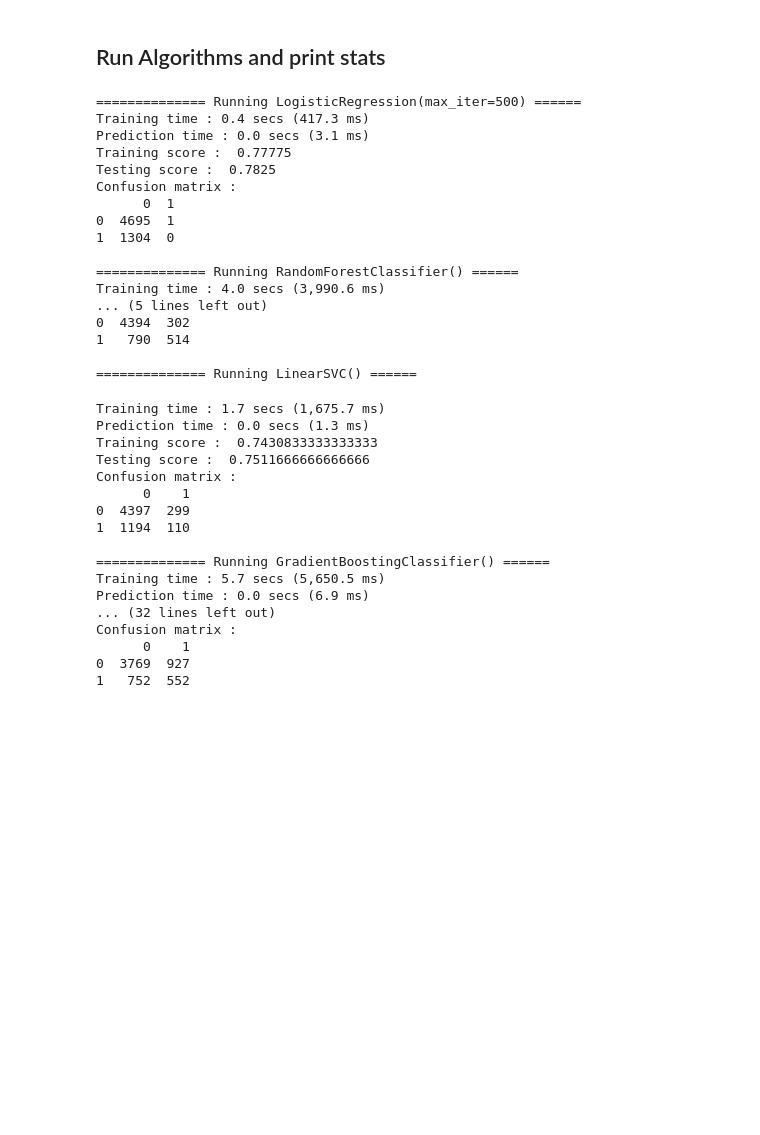
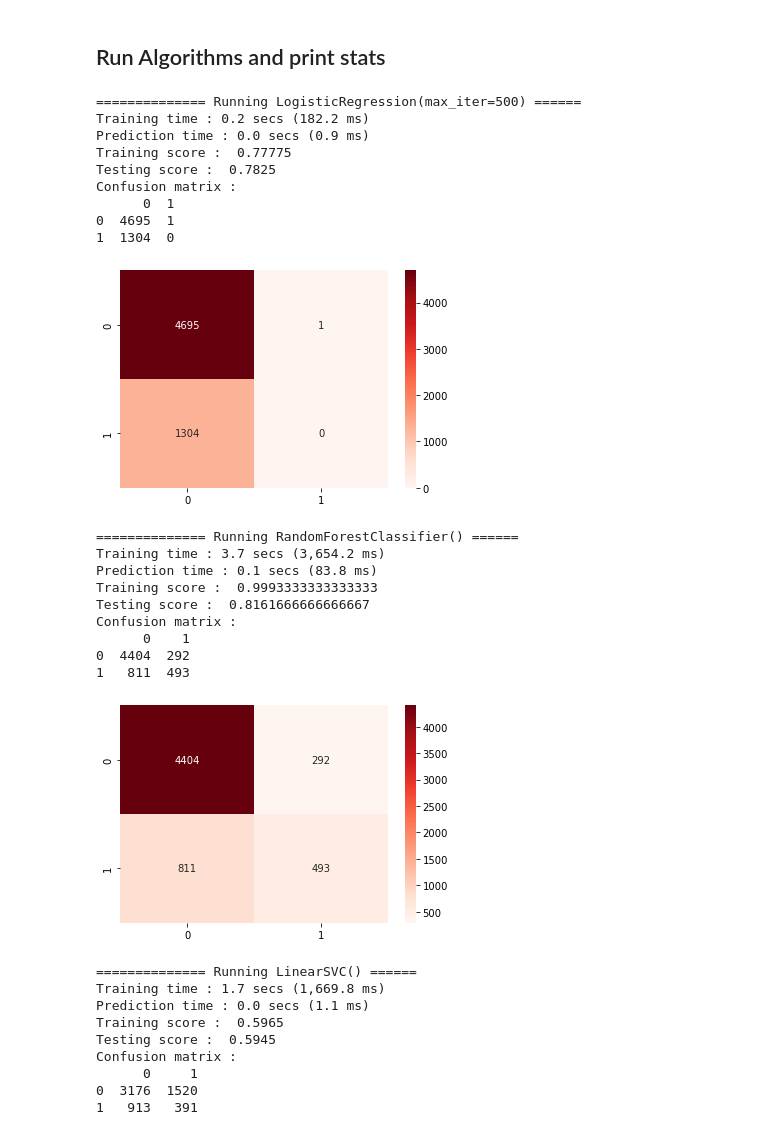
Before and after one commit to elephantscale/machine-learning-workshop, a Jupyter notebook: classifications/classification-2-multiple-algorithms.ipynb, the cells around one changed output. Saved outputs shown, nothing was run; the diff lists cells and outputs as text; code cells hidden in the pictures; blank space fills up the shorter version.

```diff
--- a/classifications/classification-2-multiple-algorithms.ipynb
+++ b/classifications/classification-2-multiple-algorithms.ipynb
@@ -11,7 +11,7 @@ pd.options.display.float_format = '{:,.2f}'.format
 import os
 import urllib.request
 
-data_url = 'https://raw.githubusercontent.com/elephantscale/datasets/master/credit-card-default/default2.csv'
+data_url = 'https://raw.githubusercontent.com/elephantscale/datasets/master/credit-card-default/default.csv'
 data_location = os.path.basename(data_url)
 
 if not os.path.exists (data_location):
@@ -93,59 +92,61 @@ import time
 import numpy as np
 import pandas as pd
 from sklearn.metrics import confusion_matrix
+import matplotlib.pyplot as plt
+import seaborn as sns
 
 cm_labels = np.unique(y)
 
 for algo in algorithms:
     print ()
     print ("============== Running {} ======".format(algo))
     t1 = time.perf_counter()
     model = algo.fit (X_train, np.ravel(y_train))
     t2 = time.perf_counter()
     y_pred = model.predict(X_test)
     t3 = time.perf_counter()
 
     cm_array = confusion_matrix(y_test, y_pred)
     cm_df = pd.DataFrame(cm_array, index=cm_labels, columns=cm_labels)
 
     print ("Training time : {:,.1f} secs ({:,.1f} ms)".format ( (t2-t1), (t2-t1)*1e3))
     print ("Prediction time : {:,.1f} secs ({:,.1f} ms)".format ( (t3-t2), (t3-t2)*1e3))
     print ("Training score : ", model.score(X_train, y_train))
     print ("Testing score : ", model.score(X_test, y_test))
     print ("Confusion matrix : ")
     print (cm_df)
+
+    plt.figure(figsize = (6,4))
+    # colormaps : cmap="YlGnBu" , cmap="Greens", cmap="Blues",  cmap="Reds"
+    sns.heatmap(cm_df, annot=True, cmap="Reds", fmt='d').plot()
+    plt.show()
 # %% [output]
 ============== Running LogisticRegression(max_iter=500) ======
-Training time : 0.4 secs (417.3 ms)
-Prediction time : 0.0 secs (3.1 ms)
+Training time : 0.2 secs (182.2 ms)
+Prediction time : 0.0 secs (0.9 ms)
 Training score :  0.77775
 Testing score :  0.7825
 Confusion matrix :
       0  1
 0  4695  1
 1  1304  0
-
-============== Running RandomForestClassifier() ======
-Training time : 4.0 secs (3,990.6 ms)
-... (5 lines left out)
-0  4394  302
-1   790  514
-
-============== Running LinearSVC() ======
+[figure, added]
-Training time : 1.7 secs (1,675.7 ms)
-Prediction time : 0.0 secs (1.3 ms)
-Training score :  0.7430833333333333
-Testing score :  0.7511666666666666
+============== Running RandomForestClassifier() ======
+Training time : 3.7 secs (3,654.2 ms)
+Prediction time : 0.1 secs (83.8 ms)
+Training score :  0.9993333333333333
+Testing score :  0.8161666666666667
 Confusion matrix :
       0    1
-0  4397  299
-1  1194  110
-
-============== Running GradientBoostingClassifier() ======
-Training time : 5.7 secs (5,650.5 ms)
-Prediction time : 0.0 secs (6.9 ms)
-... (32 lines left out)
-Confusion matrix :
-      0    1
-0  3769  927
-1   752  552
+0  4404  292
+1   811  493
+[figure, added]
+============== Running LinearSVC() ======
+Training time : 1.7 secs (1,669.8 ms)
+Prediction time : 0.0 secs (1.1 ms)
+Training score :  0.5965
+Testing score :  0.5945
+Confusion matrix :
+      0     1
+0  3176  1520
+1   913   391
```
Also changed, not shown: parts of 3 cells of this notebook, 2 other files.
